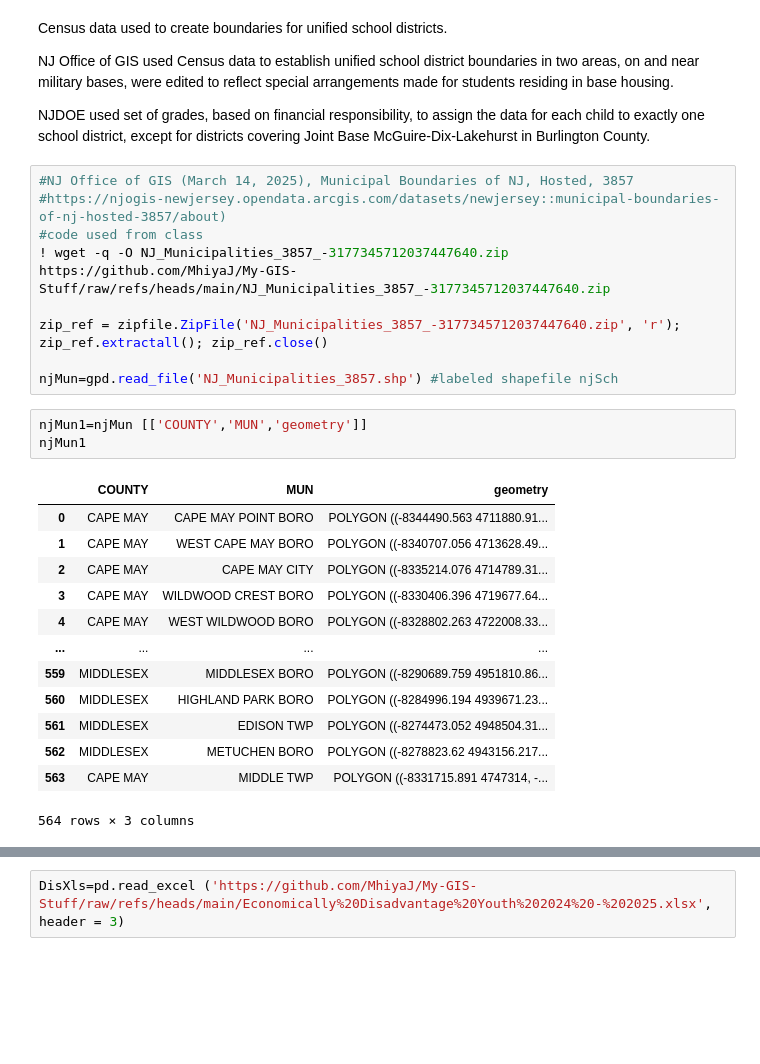
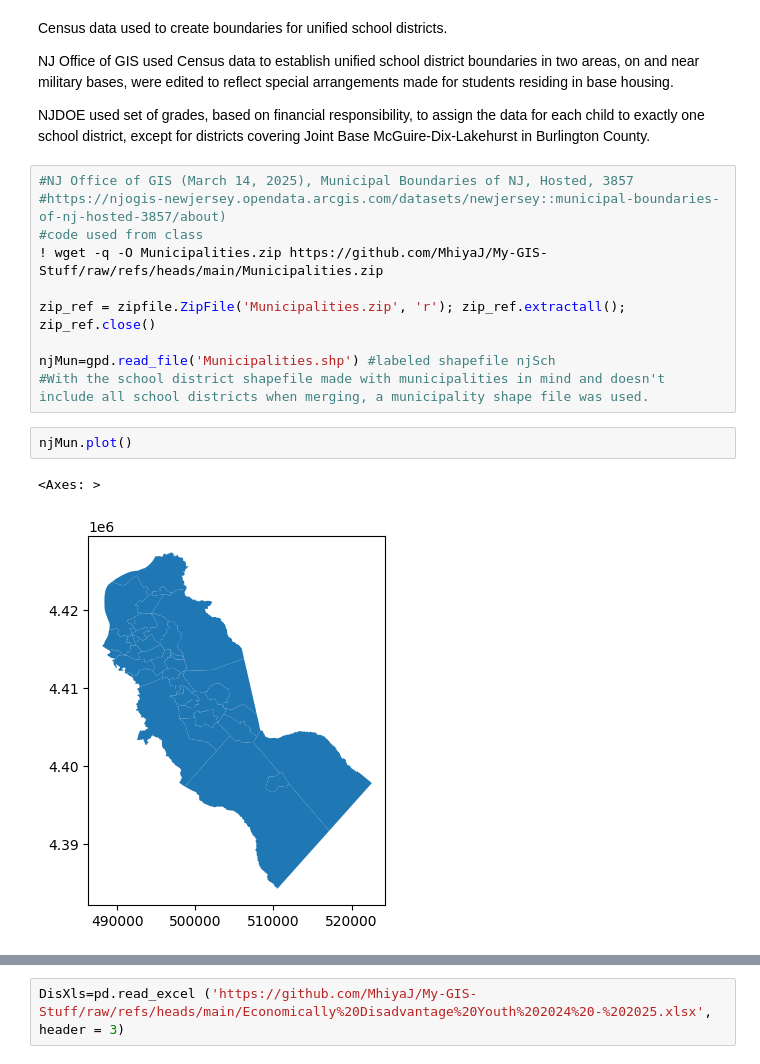
Before and after one commit to MhiyaJ/My-GIS-Stuff, a Jupyter notebook: ***Municipality Merge (ps01).ipynb, the cells around one changed output, grey strips where cells are left out. Saved outputs shown, nothing was run; the diff lists cells and outputs as text; blank space fills up the shorter version.

```diff
--- a/***Municipality Merge (ps01).ipynb
+++ b/***Municipality Merge (ps01).ipynb
@@ -49,25 +49,14 @@ NJDOE used set of grades, based on financial responsibility, to assign the data
 #NJ Office of GIS (March 14, 2025), Municipal Boundaries of NJ, Hosted, 3857
 #https://njogis-newjersey.opendata.arcgis.com/datasets/newjersey::municipal-boundaries-of-nj-hosted-3857/about)
 #code used from class
-! wget -q -O NJ_Municipalities_3857_-3177345712037447640.zip https://github.com/MhiyaJ/My-GIS-Stuff/raw/refs/heads/main/NJ_Municipalities_3857_-3177345712037447640.zip
+! wget -q -O Municipalities.zip https://github.com/MhiyaJ/My-GIS-Stuff/raw/refs/heads/main/Municipalities.zip
 
-zip_ref = zipfile.ZipFile('NJ_Municipalities_3857_-3177345712037447640.zip', 'r'); zip_ref.extractall(); zip_ref.close()
+zip_ref = zipfile.ZipFile('Municipalities.zip', 'r'); zip_ref.extractall(); zip_ref.close()
 
-njMun=gpd.read_file('NJ_Municipalities_3857.shp') #labeled shapefile njSch
+njMun=gpd.read_file('Municipalities.shp') #labeled shapefile njSch
+#With the school district shapefile made with municipalities in mind and doesn't include all school districts when merging, a municipality shape file was used.
-# %%
-njMun1=njMun [['COUNTY','MUN','geometry']]
-njMun1
-# %% [output]
-|  | COUNTY | MUN | geometry |
-| 0 | CAPE MAY | CAPE MAY POINT BORO | POLYGON ((-8344490.563 4711880.91... |
-| 1 | CAPE MAY | WEST CAPE MAY BORO | POLYGON ((-8340707.056 4713628.49... |
-| 2 | CAPE MAY | CAPE MAY CITY | POLYGON ((-8335214.076 4714789.31... |
-| 3 | CAPE MAY | WILDWOOD CREST BORO | POLYGON ((-8330406.396 4719677.64... |
-| 4 | CAPE MAY | WEST WILDWOOD BORO | POLYGON ((-8328802.263 4722008.33... |
-| ... | ... | ... | ... |
-| 559 | MIDDLESEX | MIDDLESEX BORO | POLYGON ((-8290689.759 4951810.86... |
-| 560 | MIDDLESEX | HIGHLAND PARK BORO | POLYGON ((-8284996.194 4939671.23... |
-| 561 | MIDDLESEX | EDISON TWP | POLYGON ((-8274473.052 4948504.31... |
-| 562 | MIDDLESEX | METUCHEN BORO | POLYGON ((-8278823.62 4943156.217... |
-| 563 | CAPE MAY | MIDDLE TWP | POLYGON ((-8331715.891 4747314, -... |
-564 rows × 3 columns
+# %%
+njMun.plot()
+# %% [output]
+<Axes: >
+[figure, added]
```
Also changed, not shown: parts of 10 cells of this notebook.
